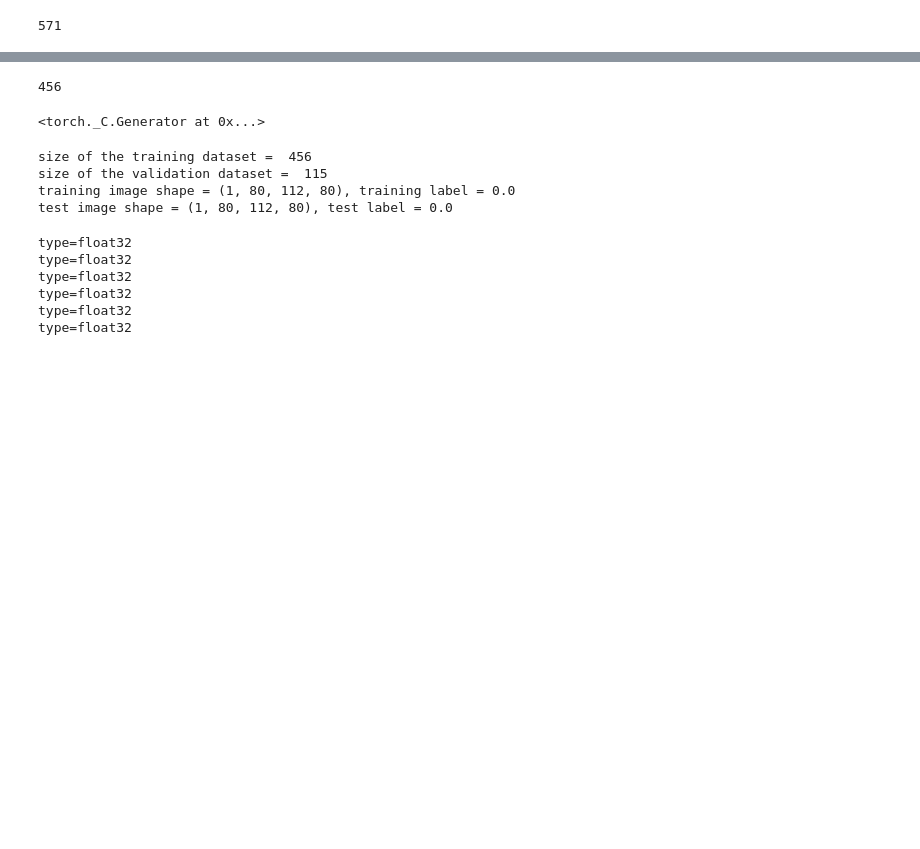
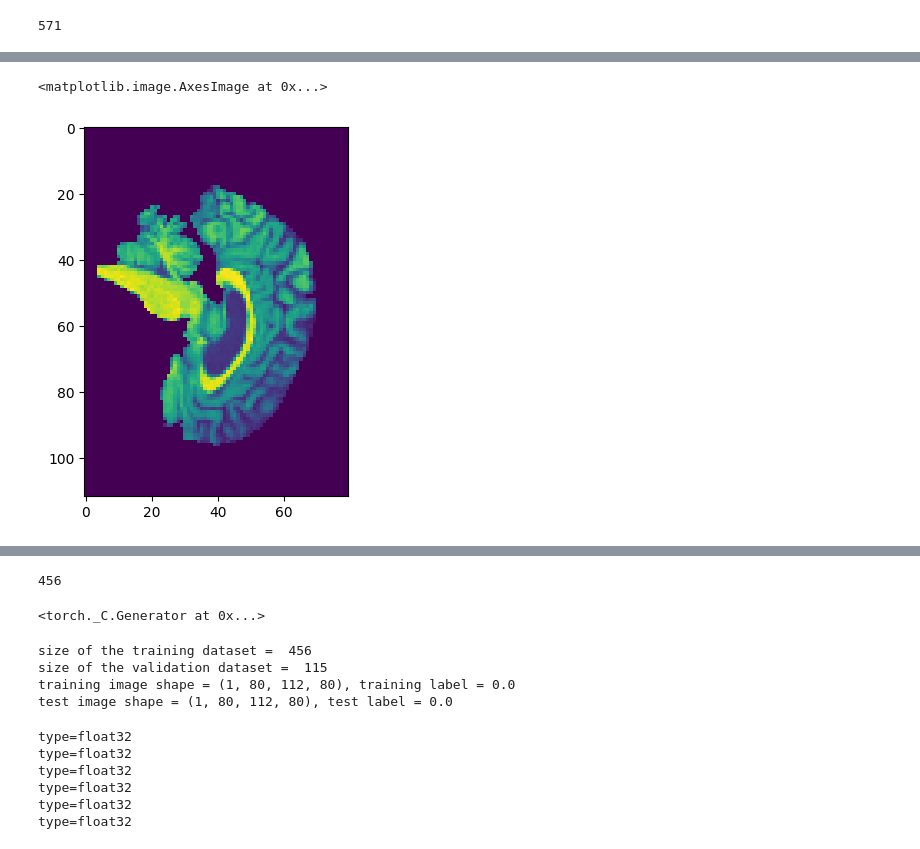
Before and after one commit to JayMin0227/medical-onbording, a Jupyter notebook: cnn.ipynb, the cells around one changed output, grey strips where cells are left out. Drawn from its saved outputs; the diff is of its cells as text; code cells hidden in the pictures; blank space fills up the shorter version.

```diff
--- a/cnn.ipynb
+++ b/cnn.ipynb
@@ -47,0 +75,7 @@ len(dataset)
+# %%
+# datasetの画像を1枚見てみる
+%matplotlib inline
+plt.imshow(dataset[0]["voxel"][40,:,:])
+# %% [output]
+<matplotlib.image.AxesImage at 0x...>
+[figure, added]
```
Also changed, not shown: parts of 7 cells of this notebook.
